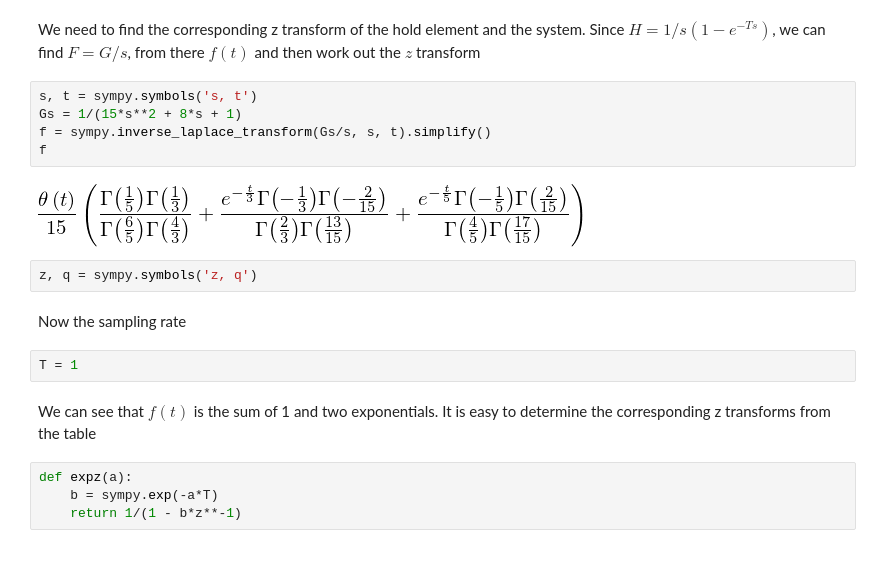
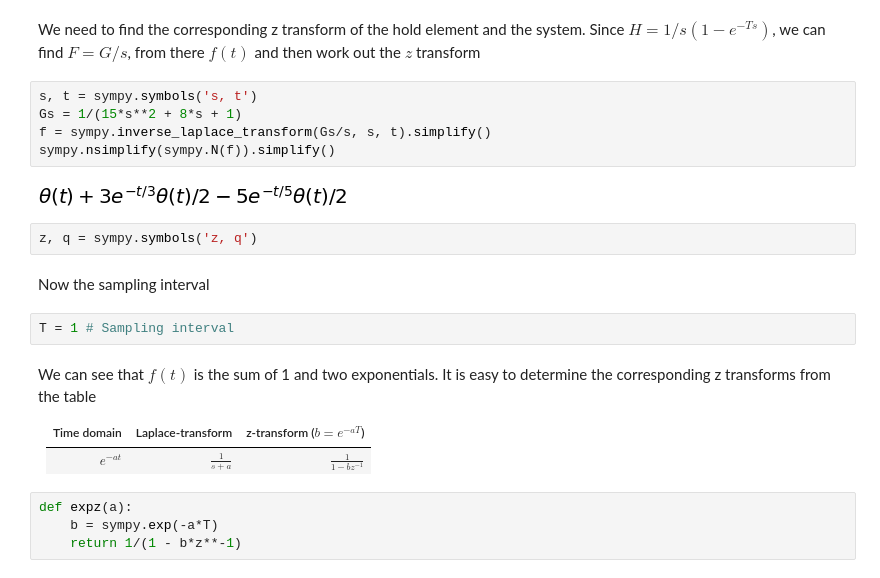
Before and after one commit to alchemyst/Dynamics-and-Control, a Jupyter notebook: 2_Control/6_Discrete_control_and_analysis/Dahlin controller.ipynb, the cells around one changed output. Cells and saved outputs as stored; diff of their text form.

```diff
--- a/2_Control/6_Discrete_control_and_analysis/Dahlin controller.ipynb
+++ b/2_Control/6_Discrete_control_and_analysis/Dahlin controller.ipynb
@@ -14,18 +14,22 @@ We need to find the corresponding z transform of the hold element and the system
 # %%
 s, t = sympy.symbols('s, t')
 Gs = 1/(15*s**2 + 8*s + 1)
 f = sympy.inverse_laplace_transform(Gs/s, s, t).simplify()
-f
+sympy.nsimplify(sympy.N(f)).simplify()
 # %% [output]
-[figure, old version]
+[figure, new version]
 # %%
 z, q = sympy.symbols('z, q')
 # %% [markdown]
-Now the sampling rate
+Now the sampling interval
 # %%
-T = 1
+T = 1 # Sampling interval
 # %% [markdown]
 We can see that $f(t)$ is the sum of 1 and two exponentials. It is easy to determine the corresponding z transforms from the table
+
+| Time domain | Laplace-transform | z-transform ($b=e^{-aT}$) |
+|-------------|-------------------|---------------------------|
+|$e^{-at}$    | $\frac{1}{s+a}$   | $\frac{1}{1-bz^{-1}}$     |
 # %%
 def expz(a):
     b = sympy.exp(-a*T)
```
Also changed, not shown: parts of 8 cells of this notebook, 1 other file.
